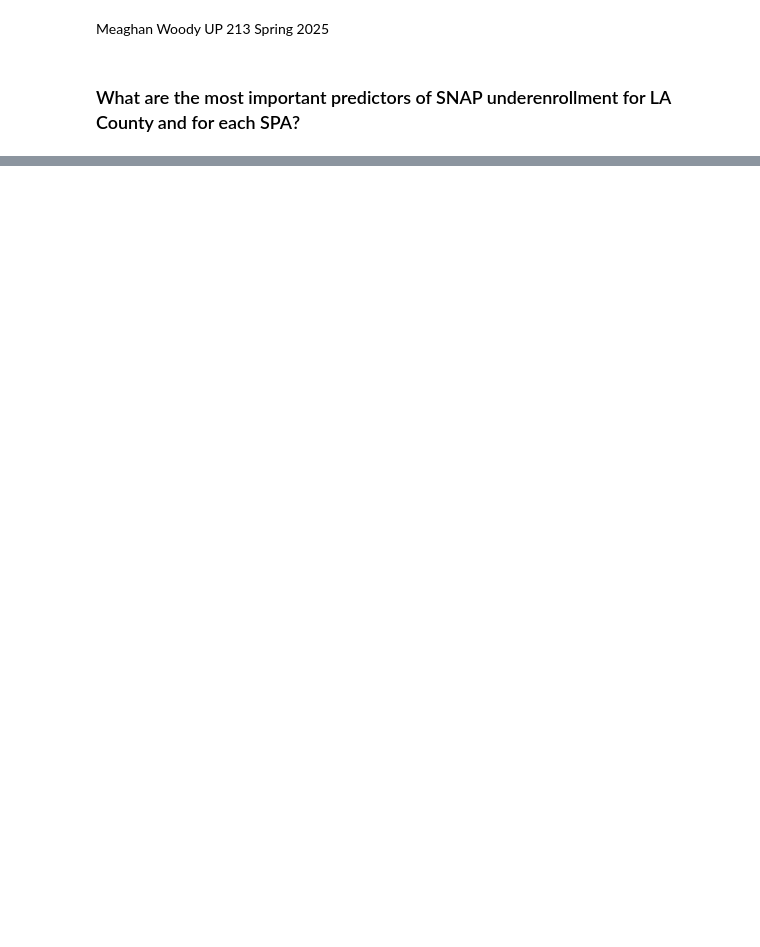
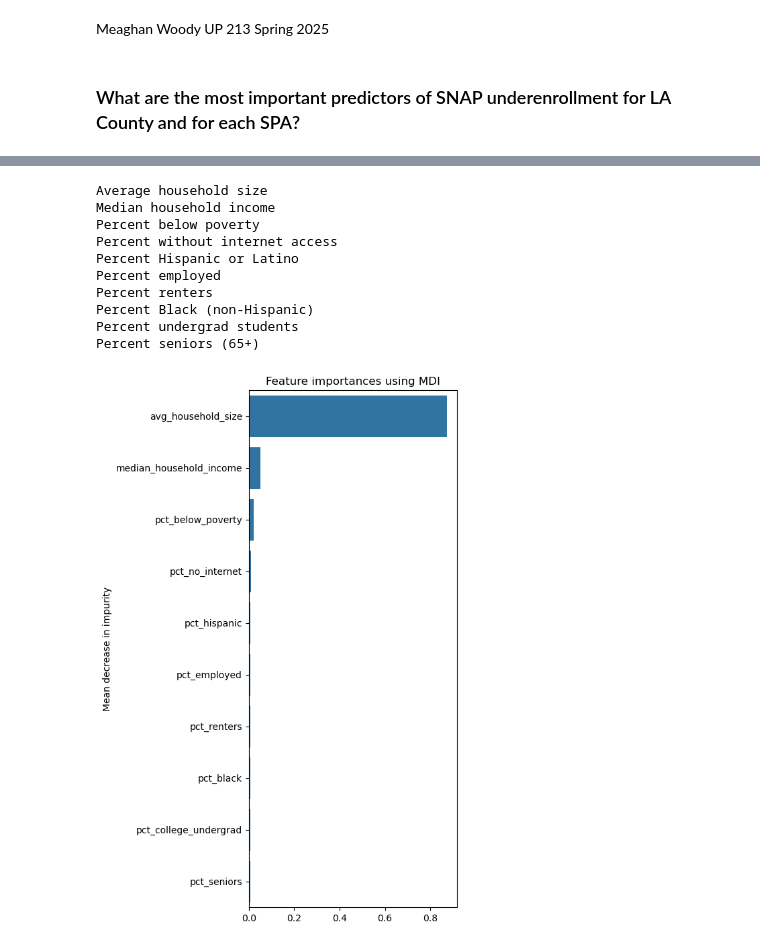
Before and after one commit to mwoody4/UP213Final, a Jupyter notebook: final/2_Machine Learning.ipynb, the cells around one changed output, grey strips where cells are left out. Cells and saved outputs as stored; diff of their text form; code cells hidden in the pictures; blank space fills up the shorter version.

```diff
--- a/final/2_Machine Learning.ipynb
+++ b/final/2_Machine Learning.ipynb
@@ -49,0 +359,60 @@ predictors.head()
+# %%
+col_labels = {
+    'avg_household_size': 'Average household size',
+    'median_household_income': 'Median household income',
+    'pct_seniors': 'Percent seniors (65+)',
+    'pct_hispanic': 'Percent Hispanic or Latino',
+    'pct_black': 'Percent Black (non-Hispanic)',
+    'pct_asian': 'Percent Asian (non-Hispanic)',
+    'pct_below_poverty': 'Percent below poverty',
+    'pct_employed': 'Percent employed',
+    'pct_college_undergrad': 'Percent undergrad students',
+    'pct_grad_students': 'Percent graduate students',
+    'pct_renters': 'Percent renters',
+    'rent_burdened_total': 'Total rent-burdened households',
+    'pct_rent_burdened': 'Percent rent-burdened',
+    'pct_no_internet': 'Percent without internet access'
+}
+# %%
+# code from https://scikit-learn.org/stable/auto_examples/ensemble/plot_forest_importances.html
+
+import numpy as np
+import seaborn as sns
+
+
+importances = rf.feature_importances_
+
+# convert to a series, and give the index labels from our X_train dataframe
+forest_importances = pd.Series(importances, index=X_train.columns)
+
+# get the standard deviations to be able to plot the error bars
+# acutally, these are no longer supported (for now) in seaborn, so we won't plot them
+std = np.std([tree.feature_importances_ for tree in rf.estimators_], axis=0)
+
+# sort the importances in descending order
+forest_importances.sort_values(inplace=True, ascending=False)
+
+# let's plot just the top 10
+
+fig, ax = plt.subplots(figsize=(4,10))
+sns.barplot(x=forest_importances.values[:10], y=forest_importances.index[:10], ax=ax)
+ax.set_title("Feature importances using MDI")
+ax.set_ylabel("Mean decrease in impurity")
+
+# let's find out what those variable are
+# it would be better to actually change the axis tick label, but this is quick and dirty
+
+for var in forest_importances.index.values[:10]:
+    print(col_labels.get(var, var))  # fallback to the raw variable name if not found
+# %% [output]
+Average household size
+Median household income
+Percent below poverty
+Percent without internet access
+Percent Hispanic or Latino
+Percent employed
+Percent renters
+Percent Black (non-Hispanic)
+Percent undergrad students
+Percent seniors (65+)
+[figure, added]
```
Also changed, not shown: parts of 16 cells of this notebook.
